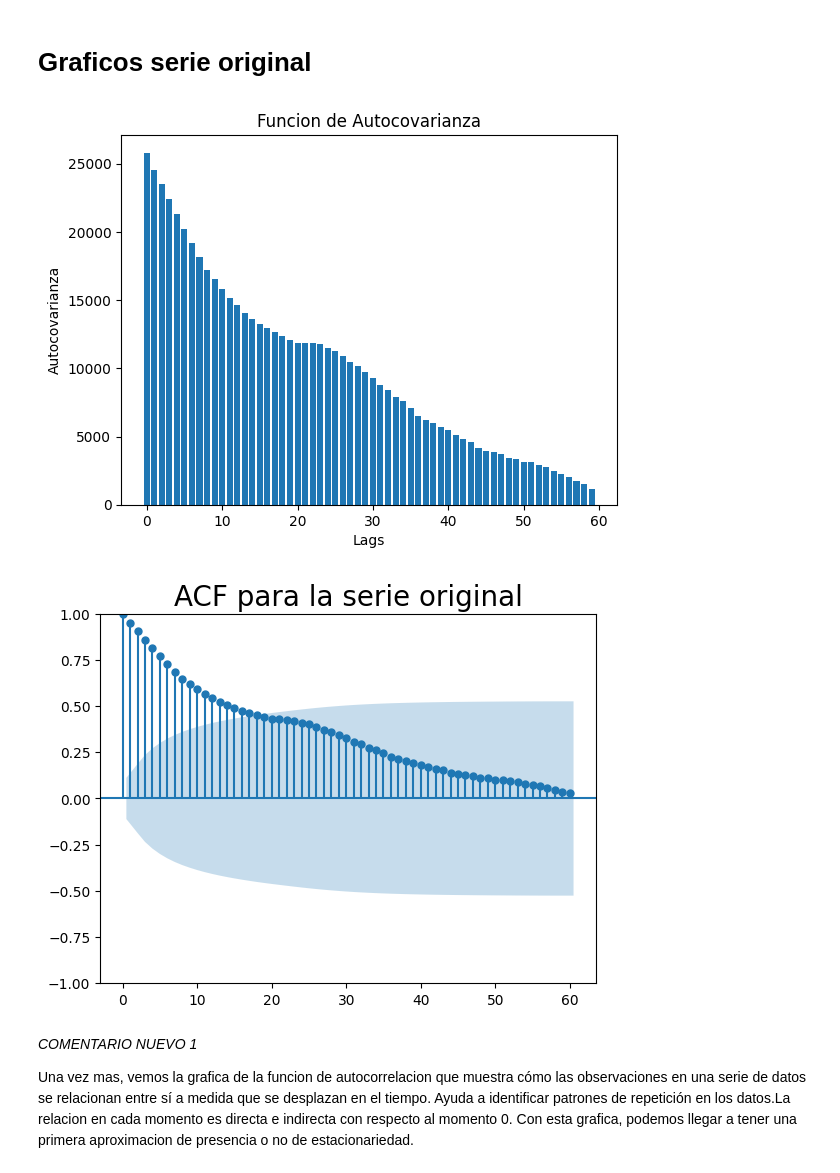
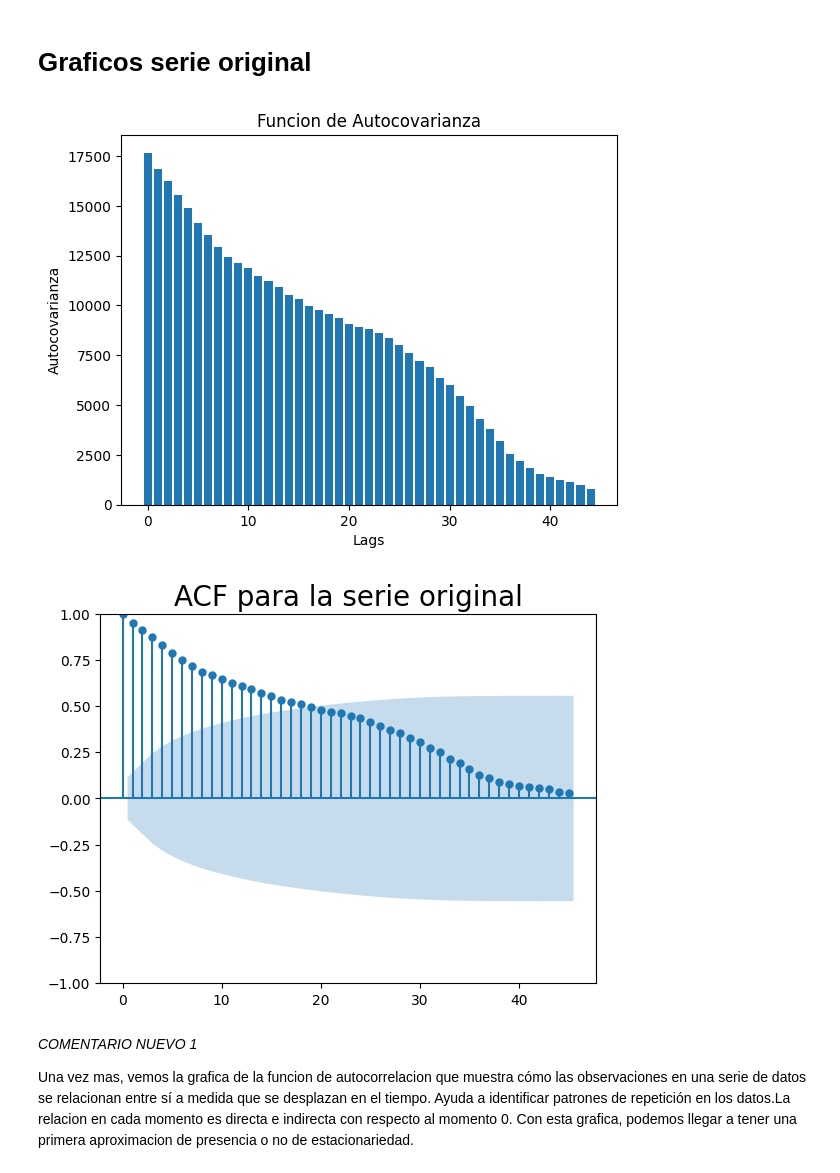
Before and after one commit to rstvz90/AST_G4, a Jupyter notebook: ejercicios_g4/G4_Clase_2_ejercicio_1_.ipynb, the cells around one changed output. Saved outputs shown, nothing was run; the diff lists cells and outputs as text; code cells hidden in the pictures.

```diff
--- a/ejercicios_g4/G4_Clase_2_ejercicio_1_.ipynb
+++ b/ejercicios_g4/G4_Clase_2_ejercicio_1_.ipynb
@@ -126,35 +126,35 @@ plt.legend()
 # %%
 def autocovariance(series, lag):
     n = len(series)
     mean = np.mean(series)
     covar_sum = 0
 
     for t in range(lag, n):
         covar_sum += (series[t] - mean) * (series[t - lag] - mean)
 
     return covar_sum / (n - lag)
 
 time_series = data_23.ETH
 
-# Calcular autocovarianza para 30 retrasos (lags)
-lags = range(60)
+# Calcular autocovarianza para 45 retrasos (lags)
+lags = range(45)
 
 autocovars = [autocovariance(time_series, lag) for lag in lags]
 
 # Graficar la función de autocovarianza
 plt.bar(lags, autocovars)
 plt.xlabel('Lags')
 plt.ylabel('Autocovarianza')
 plt.title('Funcion de Autocovarianza')
 plt.show()
 # %% [output]
-[figure, old version]
+[figure, new version]
 # %%
-sgt.plot_acf(data_23.ETH, zero = True, lags = 60)
+sgt.plot_acf(data_23.ETH, zero = True, lags = 45)
 plt.title("ACF para la serie original", size = 20)
 plt.show()
 # %% [output]
-[figure, old version]
+[figure, new version]
 # %% [markdown]
 *COMENTARIO NUEVO 1*
 
```
Also changed, not shown: parts of 22 cells of this notebook, 2 other files.
